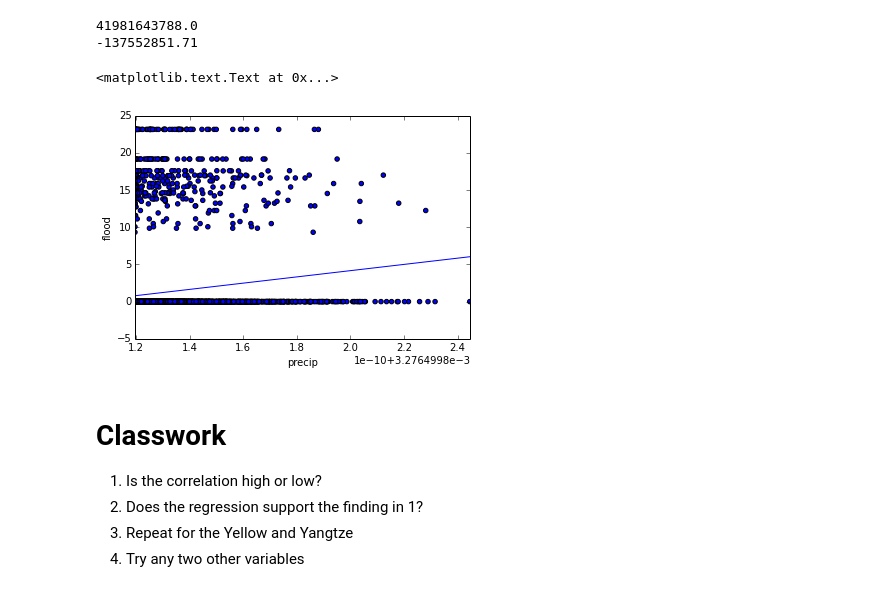
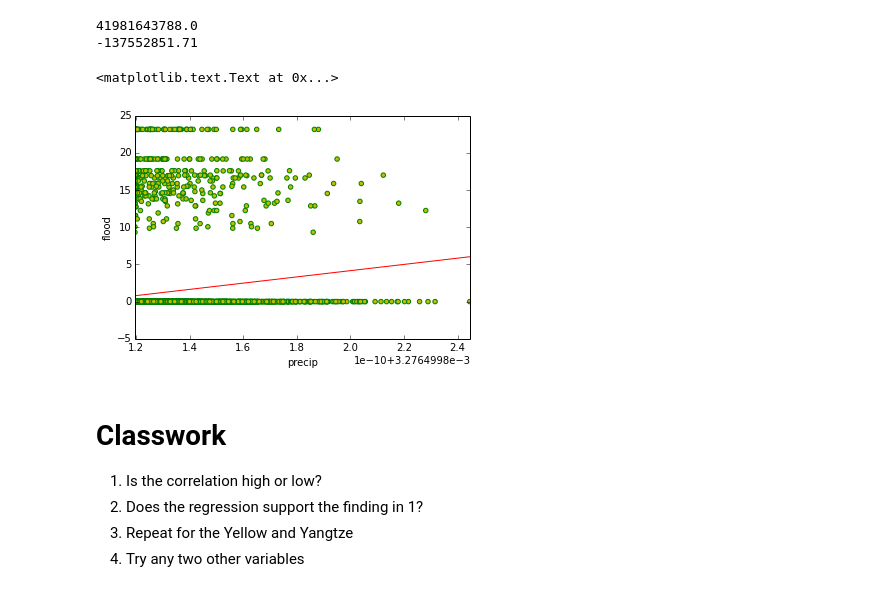
Before and after one commit to story645/EAS213, a Jupyter notebook: notebooks/class3.ipynb, the cells around one changed output. Saved outputs shown, nothing was run; the diff lists cells and outputs as text; code cells hidden in the pictures.

```diff
--- a/notebooks/class3.ipynb
+++ b/notebooks/class3.ipynb
@@ -165,18 +166,18 @@ print intercept
 # %%
 #slope and intercept of what though? Best fit line
 # pf = slope*pp + intercept
 #between variables?
 fig = plt.figure()
 ax = fig.add_subplot(1,1,1)
-ax.scatter(pp, pf)
-x = np.linspace(pp.min(), pp.max())
-ax.plot(x,slope*x + intercept)
+ax.scatter(pp, pf, color='y', edgecolor='g')
+x = np.linspace(pp.min(), pp.max(),100)
+ax.plot(x,slope*x + intercept, color='r')
 ax.set_xlim(pp.min(), pp.max())
 ax.set_ylabel('flood')
 ax.set_xlabel('precip')
 # %% [output]
 <matplotlib.text.Text at 0x...>
-[figure, old version]
+[figure, new version]
 # %% [markdown]
 Classwork
 ==========
```
Also changed, not shown: parts of 1 cell of this notebook, 1 other file.
